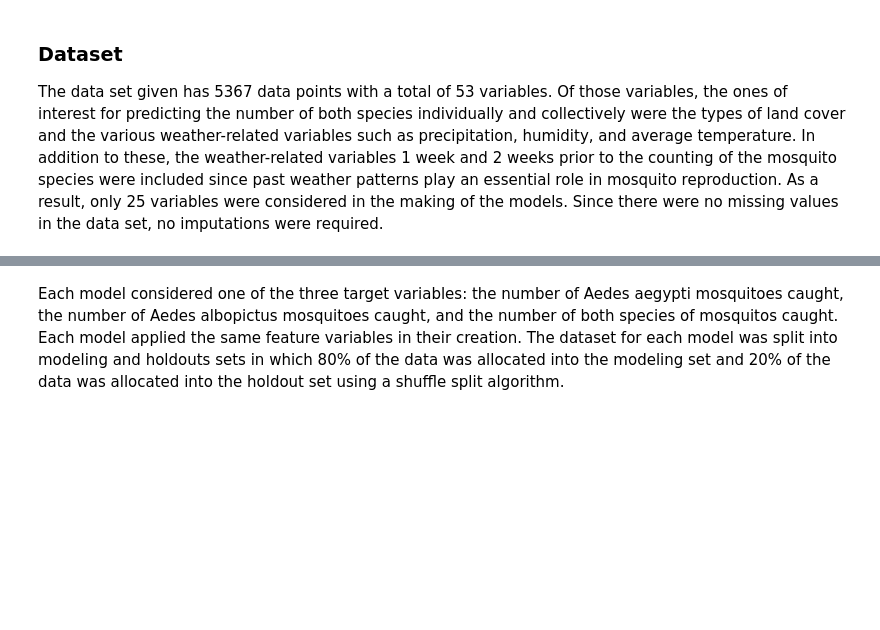
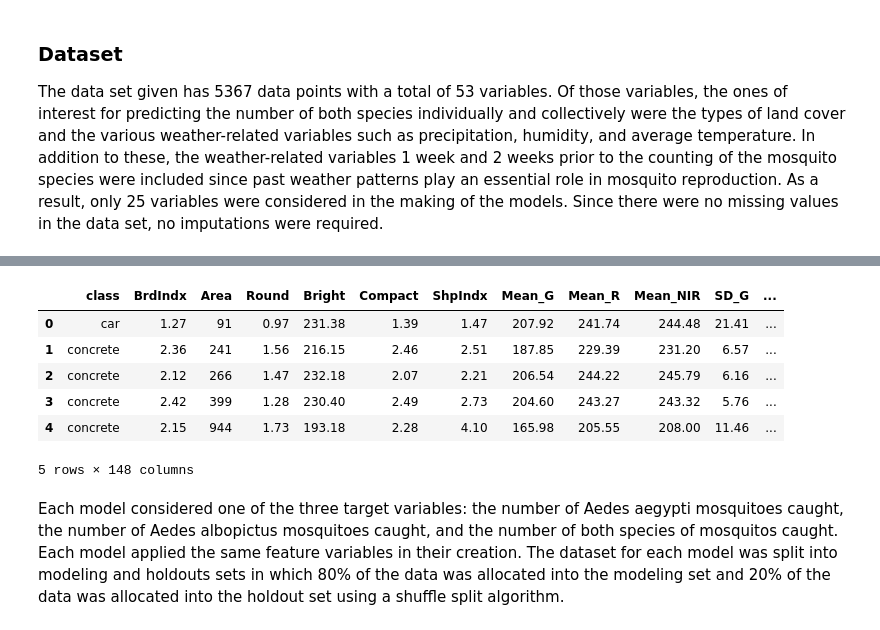
Before and after one commit to RaCasas26/DataScience2-Seminar, a Jupyter notebook: seminar.ipynb, the cells around one changed output, grey strips where cells are left out. Drawn from its saved outputs; the diff is of its cells as text; code cells hidden in the pictures; blank space fills up the shorter version.

```diff
--- a/seminar.ipynb
+++ b/seminar.ipynb
@@ -43,7 +54,6 @@ from sklearn.model_selection import GridSearchCV
 from sklearn.metrics import r2_score
 from sklearn.metrics import mean_squared_error
 
-pd.set_option('display.max_columns', 25)
 
 from google.colab import drive
 drive.mount('/content/drive')
@@ -104,3 +115,13 @@ df.describe()
+# %%
+df.head()
+# %% [output]
+|  | class | BrdIndx | Area | Round | Bright | Compact | ShpIndx | Mean_G | Mean_R | Mean_NIR | SD_G | ... |
+| 0 | car | 1.27 | 91 | 0.97 | 231.38 | 1.39 | 1.47 | 207.92 | 241.74 | 244.48 | 21.41 | ... |
+| 1 | concrete | 2.36 | 241 | 1.56 | 216.15 | 2.46 | 2.51 | 187.85 | 229.39 | 231.20 | 6.57 | ... |
+| 2 | concrete | 2.12 | 266 | 1.47 | 232.18 | 2.07 | 2.21 | 206.54 | 244.22 | 245.79 | 6.16 | ... |
+| 3 | concrete | 2.42 | 399 | 1.28 | 230.40 | 2.49 | 2.73 | 204.60 | 243.27 | 243.32 | 5.76 | ... |
+| 4 | concrete | 2.15 | 944 | 1.73 | 193.18 | 2.28 | 4.10 | 165.98 | 205.55 | 208.00 | 11.46 | ... |
+5 rows × 148 columns
 # %% [markdown]
 Each model considered one of the three target variables: the number of Aedes aegypti mosquitoes caught, the number of Aedes albopictus mosquitoes caught, and the number of both species of mosquitos caught. Each model applied the same feature variables in their creation. The dataset for each model was split into modeling and holdouts sets in which 80% of the data was allocated into the modeling set and 20% of the data was allocated into the holdout set using a shuffle split algorithm.
 # %%
```
Also changed, not shown: parts of 3 cells of this notebook.
